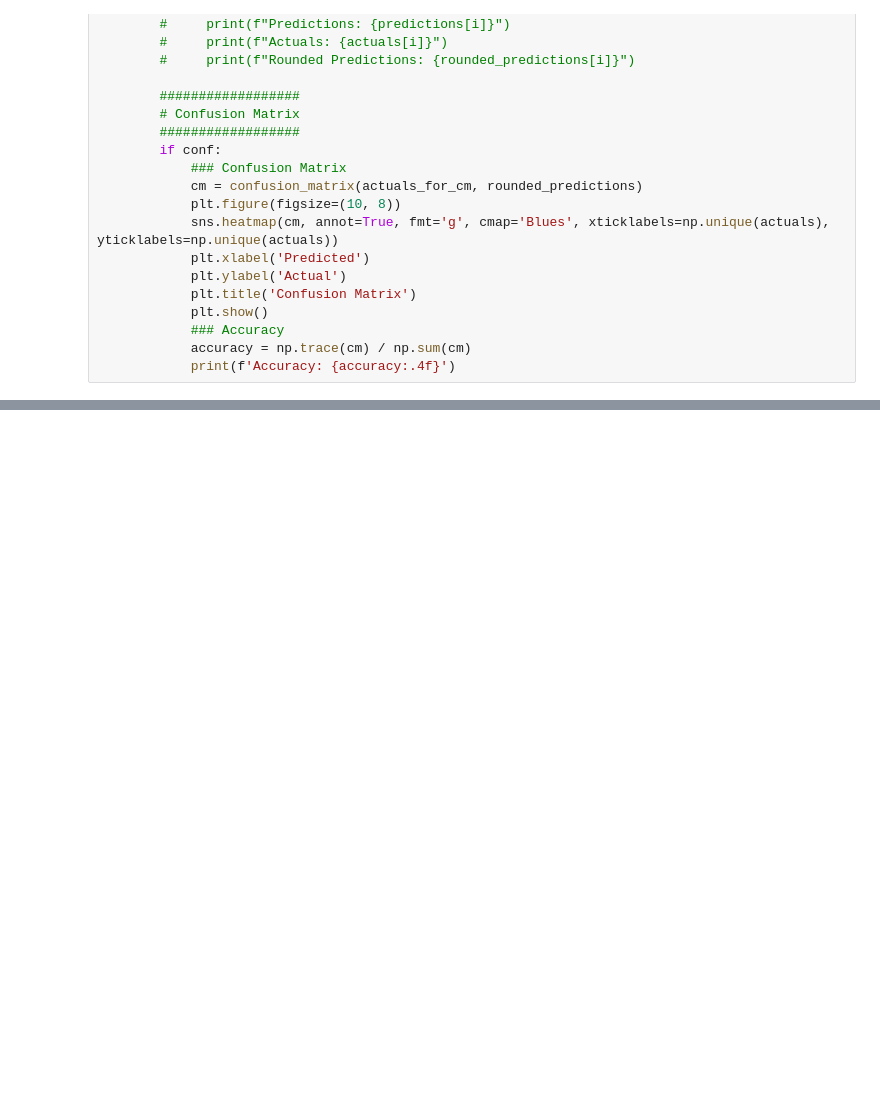
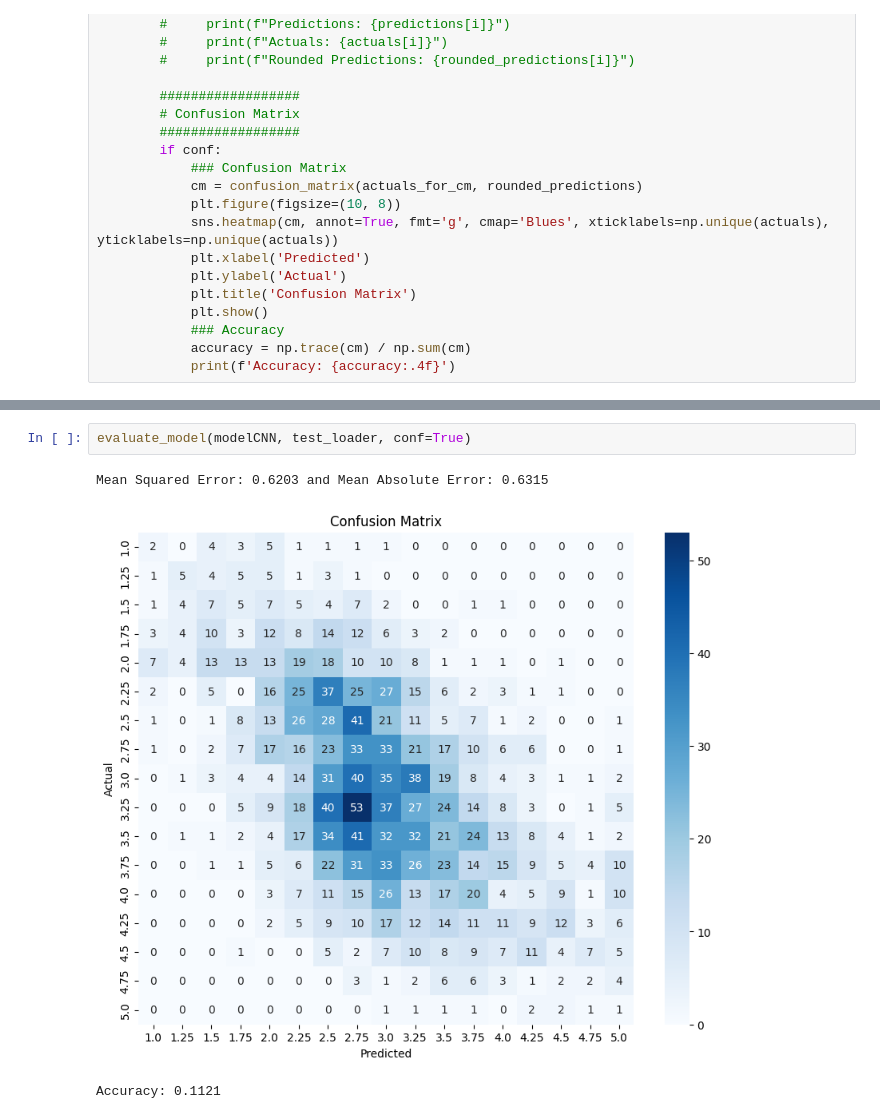
Before and after one commit to IwkooO/DL_Audio_Prediction, a Jupyter notebook: DataAugmentation.ipynb, the cells around one changed output, grey strips where cells are left out. Saved outputs shown, nothing was run; the diff lists cells and outputs as text; blank space fills up the shorter version.

```diff
--- a/DataAugmentation.ipynb
+++ b/DataAugmentation.ipynb
@@ -516 +516,7 @@ Epoch [13/50], Loss: 0.7797
 ... (41 outputs left out)
+# %%
+evaluate_model(modelCNN, test_loader, conf=True)
+# %% [output]
+Mean Squared Error: 0.6203 and Mean Absolute Error: 0.6315
+[figure, added]
+Accuracy: 0.1121
```
Also changed, not shown: parts of 2 cells of this notebook, 2 other files.
